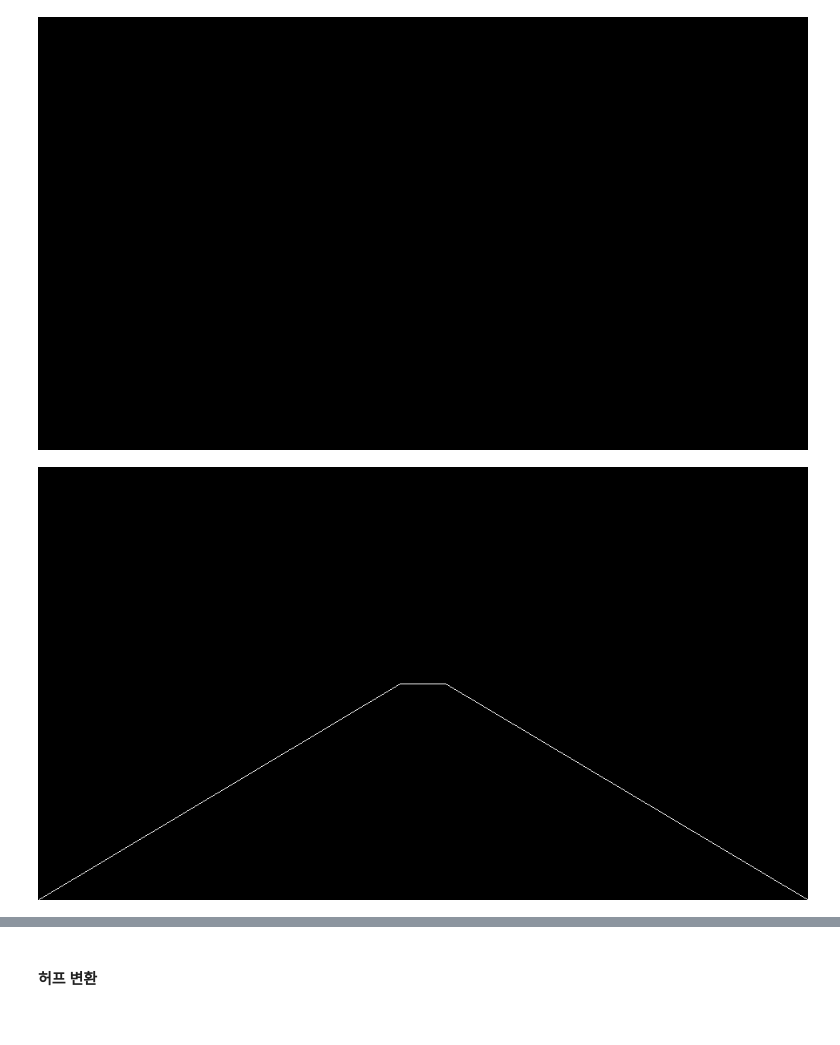
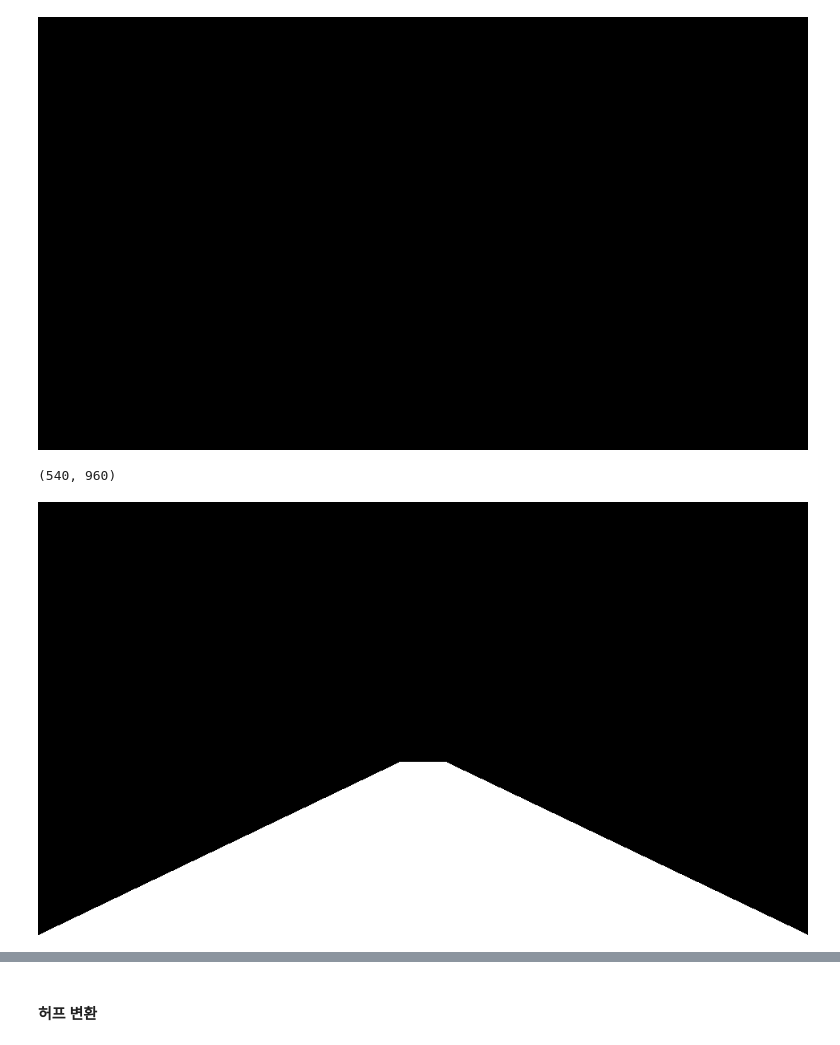
Before and after one commit to yebiny/SkillTreePython-DeepLearning, a Jupyter notebook: 00.추가학습/해설/ch00_05_OpenCV활용_차선인식.ipynb, the cells around one changed output, grey strips where cells are left out. Drawn from its saved outputs; the diff is of its cells as text; code cells hidden in the pictures.

```diff
--- a/00.추가학습/해설/ch00_05_OpenCV활용_차선인식.ipynb
+++ b/00.추가학습/해설/ch00_05_OpenCV활용_차선인식.ipynb
@@ -81,13 +81,16 @@ cv2_imshow(bkg)
 # %%
 #mask = cv2.circle(bkg, (int(w/2), int(h/2)), 150, (255,255,255), -1)
 #cv2_imshow(mask)
 p_left = int(0.47*w)
 p_right = int(0.53*w)
-pts = np.array([ (0,h), (p_left, int(h/2) ), (p_right, int(h/2)), (w, h) ])
-mask = cv2.polylines(bkg, [pts], True, (255,255,255))
+p_height = int(0.6*h)
+pts = np.array([ (0,h), (p_left, p_height ), (p_right, p_height), (w, h) ])
+mask = cv2.fillPoly(bkg, [pts], (255))
+print(mask.shape)
 cv2_imshow(mask)
 # %% [output]
+(540, 960)
-[figure, old version]
+[figure, new version]
 # %%
 masked = cv2.bitwise_and(canny_img, mask)
 cv2_imshow(masked)
```
Also changed, not shown: parts of 5 cells of this notebook.
